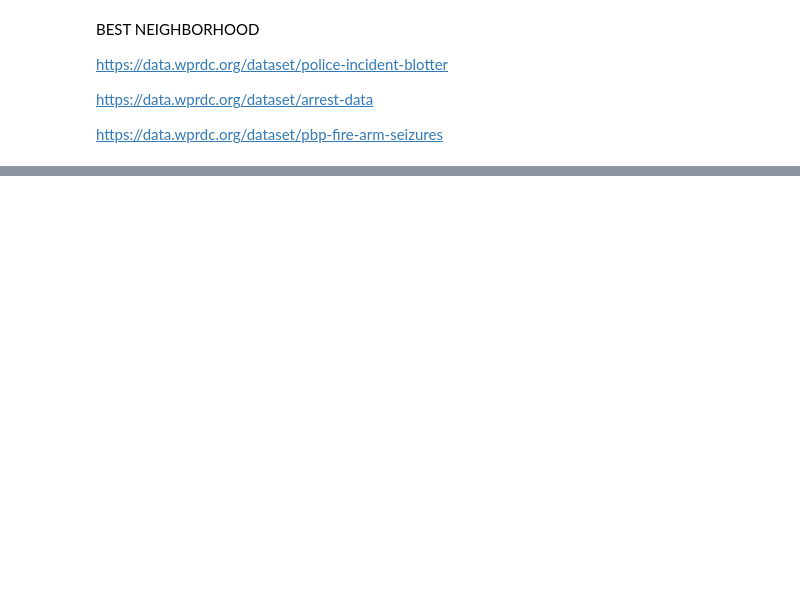
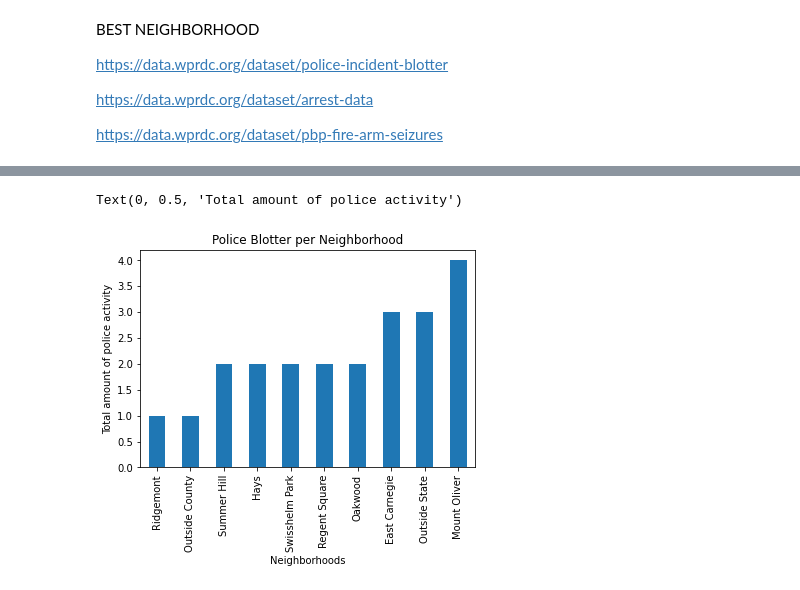
Before and after one commit to Gwon-Stephen/cmpinf0010-final-project, a Jupyter notebook: Project.ipynb, the cells around one changed output, grey strips where cells are left out. Cells and saved outputs as stored; diff of their text form; code cells hidden in the pictures; blank space fills up the shorter version.

Commit message:
graphs and data complete

```diff
--- a/Project.ipynb
+++ b/Project.ipynb
@@ -46,6 +53,6 @@ for k in range(len(firearmSeizures.index)):
         firearms_dict[word] = 1
 
 
-print(policeBlotter_dict)
-print(arrests_dict)
-print(firearms_dict)
+policeBlotter_series = pd.Series(policeBlotter_dict, name = "Police")
+arrests_series = pd.Series(arrests_dict, name = "Arrests")
+firearms_series = pd.Series(firearms_dict, name = "Firearms")
@@ -55,0 +74,8 @@ print(firearms_dict)
+# %%
+policeBlotter_series.sort_values(ascending=True)[:10].plot.bar()
+plt.title('Police Blotter per Neighborhood')
+plt.xlabel('Neighborhoods')
+plt.ylabel('Total amount of police activity')
+# %% [output]
+Text(0, 0.5, 'Total amount of police activity')
+[figure, added]
```
Also changed, not shown: parts of 14 cells of this notebook.
